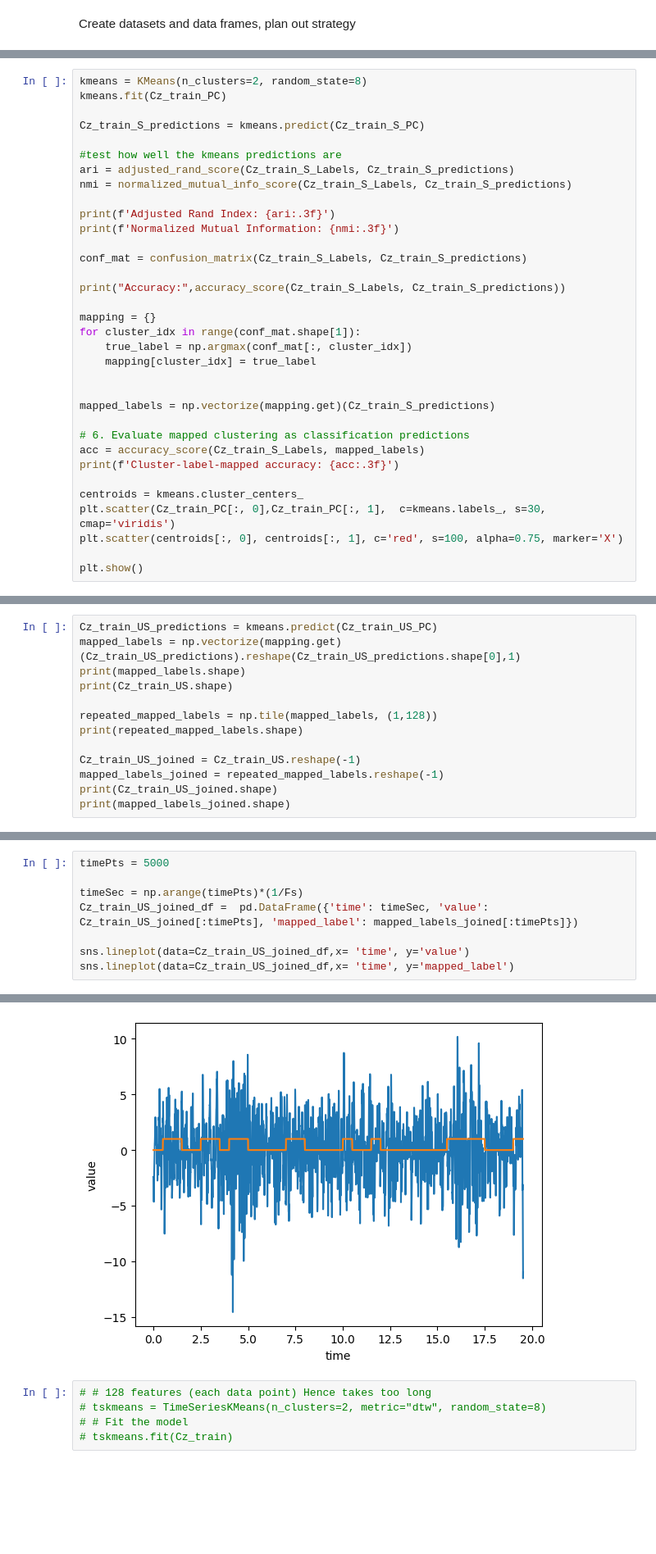
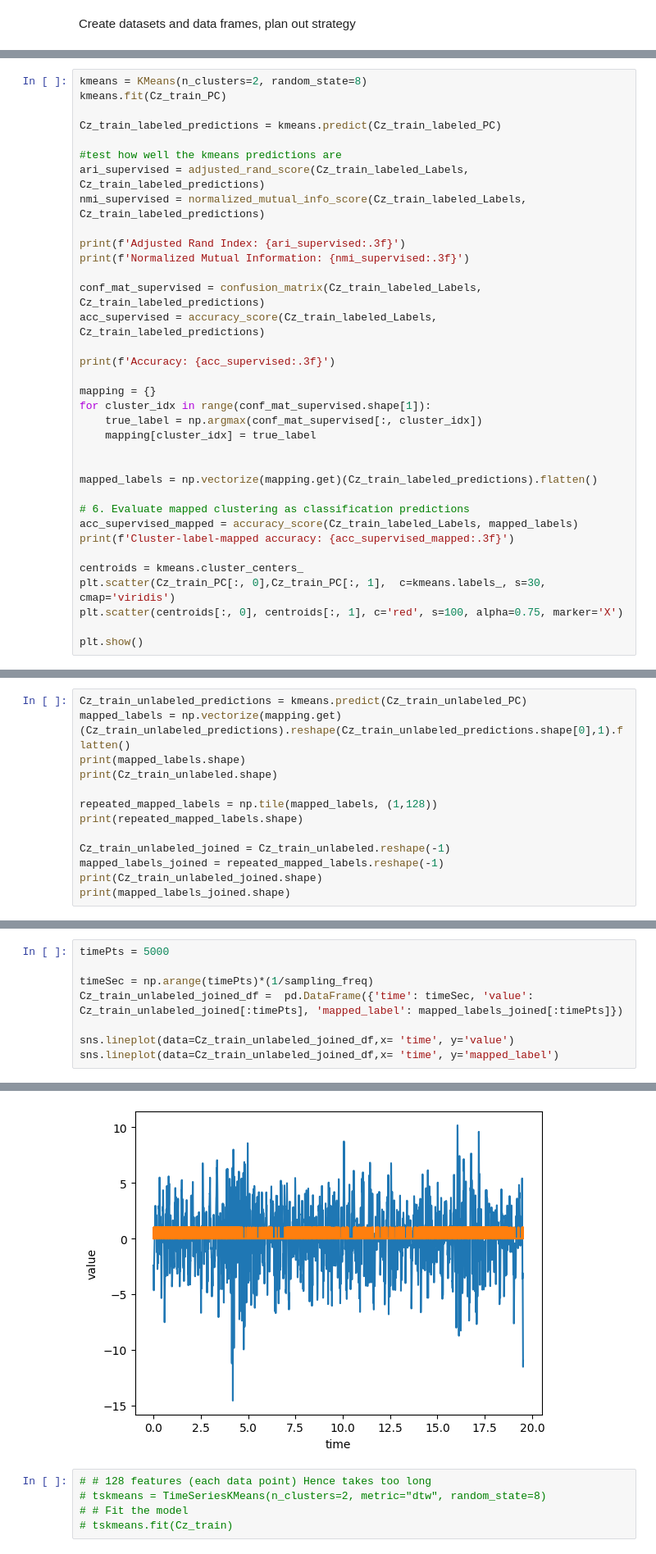
Before and after one commit to piyashib/Eye-Blink-Detector, a Jupyter notebook: ModelEyeBlinkDetector.ipynb, the cells around one changed output, grey strips where cells are left out. Shown at 82% size. Saved outputs shown, nothing was run; the diff lists cells and outputs as text; blank space fills up the shorter version.

```diff
--- a/ModelEyeBlinkDetector.ipynb
+++ b/ModelEyeBlinkDetector.ipynb
@@ -173,30 +185,31 @@ plt.show()
 kmeans = KMeans(n_clusters=2, random_state=8)
 kmeans.fit(Cz_train_PC)
 
-Cz_train_S_predictions = kmeans.predict(Cz_train_S_PC)
+Cz_train_labeled_predictions = kmeans.predict(Cz_train_labeled_PC)
 
 #test how well the kmeans predictions are
-ari = adjusted_rand_score(Cz_train_S_Labels, Cz_train_S_predictions)
-nmi = normalized_mutual_info_score(Cz_train_S_Labels, Cz_train_S_predictions)
+ari_supervised = adjusted_rand_score(Cz_train_labeled_Labels, Cz_train_labeled_predictions)
+nmi_supervised = normalized_mutual_info_score(Cz_train_labeled_Labels, Cz_train_labeled_predictions)
 
-print(f'Adjusted Rand Index: {ari:.3f}')
-print(f'Normalized Mutual Information: {nmi:.3f}')
+print(f'Adjusted Rand Index: {ari_supervised:.3f}')
+print(f'Normalized Mutual Information: {nmi_supervised:.3f}')
 
-conf_mat = confusion_matrix(Cz_train_S_Labels, Cz_train_S_predictions)
+conf_mat_supervised = confusion_matrix(Cz_train_labeled_Labels, Cz_train_labeled_predictions)
+acc_supervised = accuracy_score(Cz_train_labeled_Labels, Cz_train_labeled_predictions)
 
-print("Accuracy:",accuracy_score(Cz_train_S_Labels, Cz_train_S_predictions))
+print(f'Accuracy: {acc_supervised:.3f}')
 
 mapping = {}
-for cluster_idx in range(conf_mat.shape[1]):
-    true_label = np.argmax(conf_mat[:, cluster_idx])
+for cluster_idx in range(conf_mat_supervised.shape[1]):
+    true_label = np.argmax(conf_mat_supervised[:, cluster_idx])
     mapping[cluster_idx] = true_label
 
 
-mapped_labels = np.vectorize(mapping.get)(Cz_train_S_predictions)
+mapped_labels = np.vectorize(mapping.get)(Cz_train_labeled_predictions).flatten()
 
 # 6. Evaluate mapped clustering as classification predictions
-acc = accuracy_score(Cz_train_S_Labels, mapped_labels)
-print(f'Cluster-label-mapped accuracy: {acc:.3f}')
+acc_supervised_mapped = accuracy_score(Cz_train_labeled_Labels, mapped_labels)
+print(f'Cluster-label-mapped accuracy: {acc_supervised_mapped:.3f}')
 
 centroids = kmeans.cluster_centers_
 plt.scatter(Cz_train_PC[:, 0],Cz_train_PC[:, 1],  c=kmeans.labels_, s=30, cmap='viridis')
@@ -210,16 +223,16 @@ Accuracy: 0.805
 Cluster-label-mapped accuracy: 0.805
 [figure]
 # %%
-Cz_train_US_predictions = kmeans.predict(Cz_train_US_PC)
-mapped_labels = np.vectorize(mapping.get)(Cz_train_US_predictions).reshape(Cz_train_US_predictions.shape[0],1)
+Cz_train_unlabeled_predictions = kmeans.predict(Cz_train_unlabeled_PC)
+mapped_labels = np.vectorize(mapping.get)(Cz_train_unlabeled_predictions).reshape(Cz_train_unlabeled_predictions.shape[0],1).flatten()
 print(mapped_labels.shape)
-print(Cz_train_US.shape)
+print(Cz_train_unlabeled.shape)
 
 repeated_mapped_labels = np.tile(mapped_labels, (1,128))
 print(repeated_mapped_labels.shape)
 
-Cz_train_US_joined = Cz_train_US.reshape(-1)
+Cz_train_unlabeled_joined = Cz_train_unlabeled.reshape(-1)
 mapped_labels_joined = repeated_mapped_labels.reshape(-1)
-print(Cz_train_US_joined.shape)
+print(Cz_train_unlabeled_joined.shape)
 print(mapped_labels_joined.shape)
 # %% [output]
@@ -231,14 +244,14 @@ print(mapped_labels_joined.shape)
 # %%
 timePts = 5000
 
-timeSec = np.arange(timePts)*(1/Fs)
-Cz_train_US_joined_df =  pd.DataFrame({'time': timeSec, 'value': Cz_train_US_joined[:timePts], 'mapped_label': mapped_labels_joined[:timePts]})
+timeSec = np.arange(timePts)*(1/sampling_freq)
+Cz_train_unlabeled_joined_df =  pd.DataFrame({'time': timeSec, 'value': Cz_train_unlabeled_joined[:timePts], 'mapped_label': mapped_labels_joined[:timePts]})
 
-sns.lineplot(data=Cz_train_US_joined_df,x= 'time', y='value')
-sns.lineplot(data=Cz_train_US_joined_df,x= 'time', y='mapped_label')
+sns.lineplot(data=Cz_train_unlabeled_joined_df,x= 'time', y='value')
+sns.lineplot(data=Cz_train_unlabeled_joined_df,x= 'time', y='mapped_label')
 # %% [output]
 <Axes: xlabel='time', ylabel='value'>
-[figure, old version]
+[figure, new version]
 # %%
 # # 128 features (each data point) Hence takes too long
 # tskmeans = TimeSeriesKMeans(n_clusters=2, metric="dtw", random_state=8)
```
Also changed, not shown: parts of 15 cells of this notebook, 2 other files.
